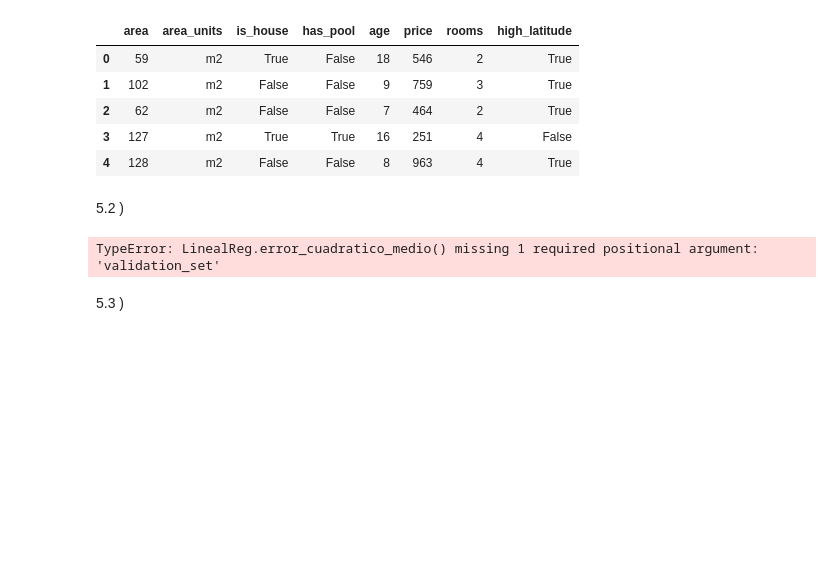
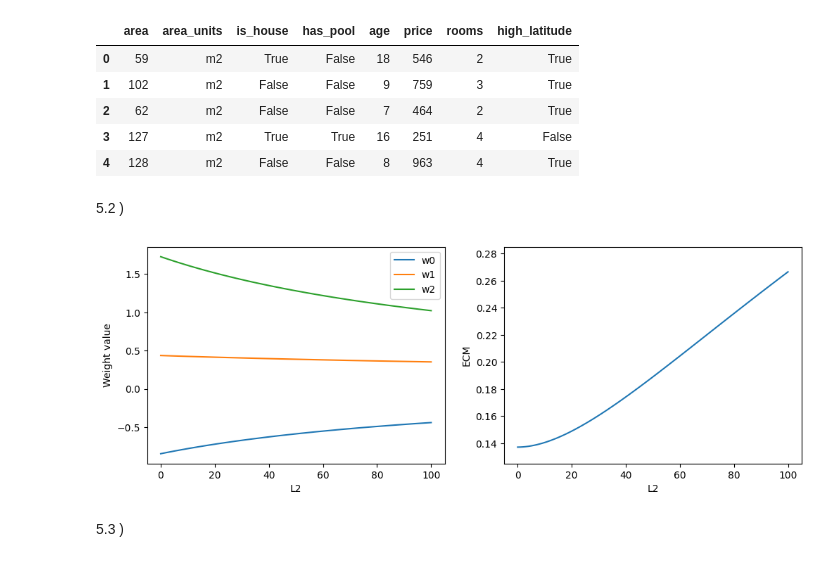
Before and after one commit to NazaGonella/TP01-machine-learning, a Jupyter notebook: Entrega_TP1_05.ipynb, the cells around one changed output. Saved outputs shown, nothing was run; the diff lists cells and outputs as text; code cells hidden in the pictures; blank space fills up the shorter version.

```diff
--- a/Entrega_TP1_05.ipynb
+++ b/Entrega_TP1_05.ipynb
@@ -34,37 +34,31 @@ validation_means : dict[str, float] = {f : validation[f].mean() for f in other_f
 validation_stds : dict[str, float] = {f : validation[f].std() for f in other_features}
 # %% [markdown]
 5.2 )
-# %%
-# lin.fit_pseudo_inverse()
-ws : dict[str, list[float]] = {
-    'bias' : [],
-    # 'area' : [],
-    'high_latitude' : [],
-}
-ECMs : list[float] = []
-Ls : list[float] = [0, 25, 50, 75, 100]
-for l in Ls:
-    lin : LinealReg = LinealReg(train_standarized[['high_latitude']].to_numpy(), train_standarized['price'].to_numpy(), L2=l)
-    # lin.fit_gradient_descent(step_size=0.00005, tolerance=0.5, max_number_of_steps=-1)
-    lin.fit_pseudo_inverse()
-    ws['bias'].append(lin.coef[0])
-    # ws['area'].append(lin.coef[1])
-    # ws['high_latitude'].append(lin.coef[2])
-    ws['high_latitude'].append(lin.coef[1])
-    ECMs.append(lin.error_cuadratico_medio())
-# print(len(ws['bias']))
-# print(len(ws['high_latitude']))
-# print(lin.error_cuadratico_medio())
-# lin.print_coef(['high_latitude'])
-plt.scatter(ws['bias'], ws['high_latitude'], c=ECMs, edgecolors='lightcyan')
-plt.xlabel('bias (w0)')
-plt.ylabel('high_latitude (w1)')
-plt.xlim(-0.82, -0.35)
-plt.colorbar(label='ECM')
-for i, (x, y) in enumerate(zip(ws['bias'], ws['high_latitude'])):
-    plt.text(x + 0.007, y - 0.005, f'L2 = {Ls[i]}', fontsize=8, ha='left', va='bottom')
-plt.show()
-# %% [output]
-TypeError: LinealReg.error_cuadratico_medio() missing 1 required positional argument: 'validation_set'
+# %%
+L2s : list[float] = np.linspace(0, 100, 100)
+ECM2s : list[float] = []
+coefsL2 : list[tuple[float, float, float]] = []
+for l in L2s:
+    lin : LinealReg = LinealReg(train_standarized[['area', 'high_latitude']].to_numpy(), train_standarized['price'].to_numpy(), L2=l)
+    lin.fit_gradient_descent(step_size=0.00005, tolerance=0.5, max_number_of_steps=-1)
+    coefsL2.append(lin.coef)
+    ECM2s.append(lin.error_cuadratico_medio(validation_set=validation_standarized['price'].to_numpy()))
+
+plt.figure(figsize=(12, 4))
+plt.subplot(1, 2, 1)
+for i in range(np.array(coefsL2).shape[1]):
+    plt.plot(L2s, np.array(coefsL2)[:, i], label=f'w{i}')
+plt.xlabel('L2')
+plt.ylabel('Weight value')
+plt.legend()
+plt.subplot(1, 2, 2)
+L2s : list[float] = np.linspace(0, 100, 100)
+plt.xlabel('L2')
+plt.ylabel('ECM')
+plt.ylim(0.125, 0.285)
+plt.plot(L2s, ECM2s)
+plt.show()
+# %% [output]
+[figure, added]
 # %% [markdown]
 5.3 )
```
Also changed, not shown: parts of 3 cells of this notebook, 2 other files.
